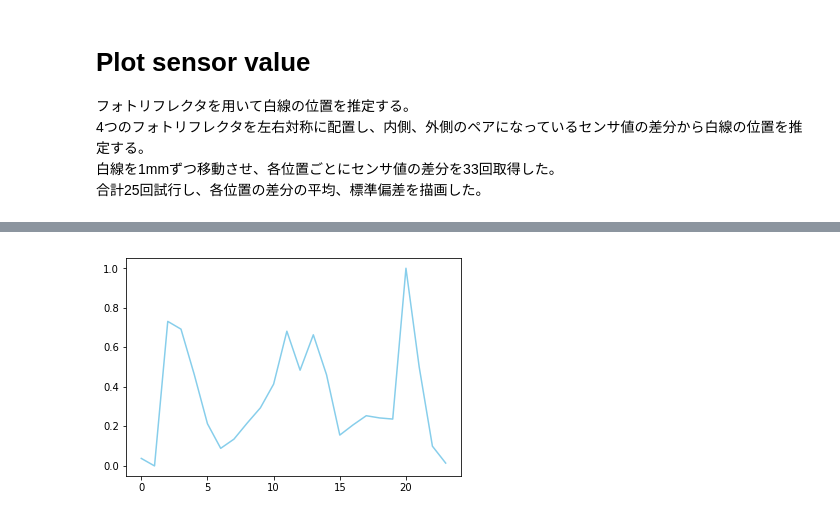
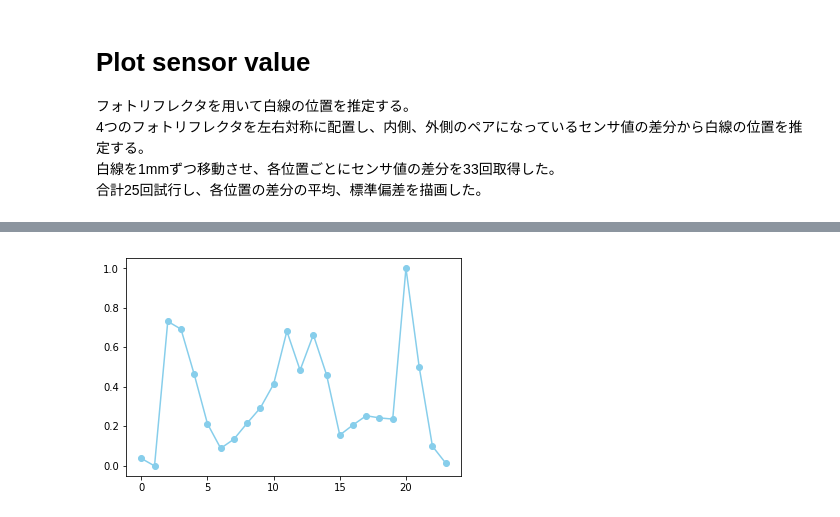
Before and after one commit to Kuwamai/robot_lancer_note, a Jupyter notebook: plot_sensor_value.ipynb, the cells around one changed output, grey strips where cells are left out. Drawn from its saved outputs; the diff is of its cells as text; code cells hidden in the pictures.

```diff
--- a/plot_sensor_value.ipynb
+++ b/plot_sensor_value.ipynb
@@ -82,7 +82,7 @@ diffs = diffs / diff_max
 # %%
 # 差分を描画
 
-plt.plot(np.arange(0, len(diffs), 1), diffs, color='skyblue')
+plt.plot(np.arange(0, len(diffs), 1), diffs, marker="o", color='skyblue')
 plt.show()
 # %% [output]
-[figure, old version]
+[figure, new version]
```
Also changed, not shown: parts of 3 cells of this notebook.
